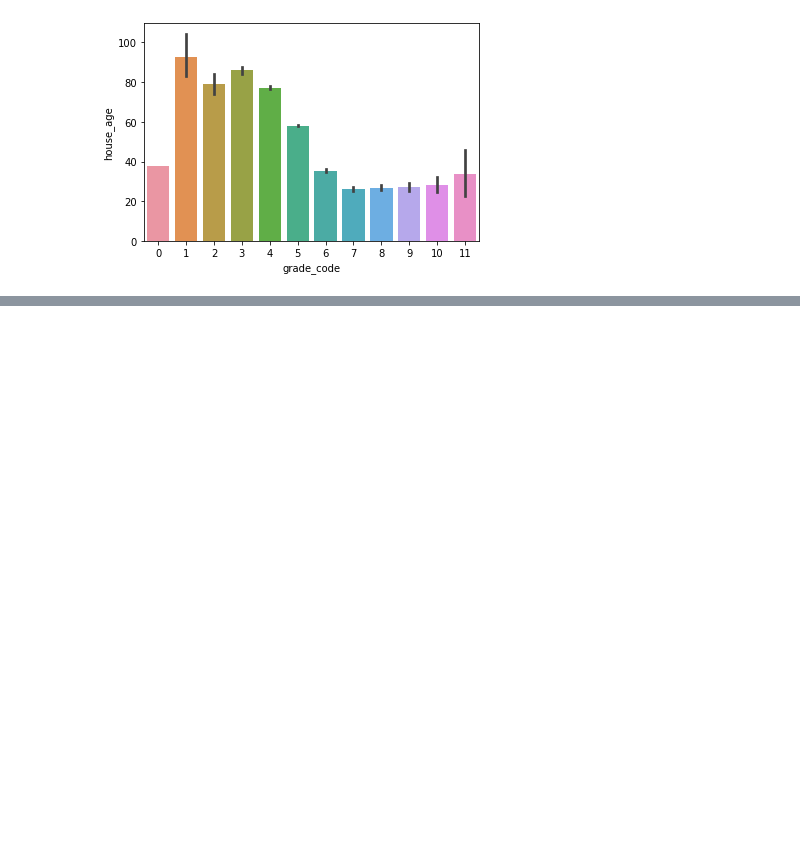
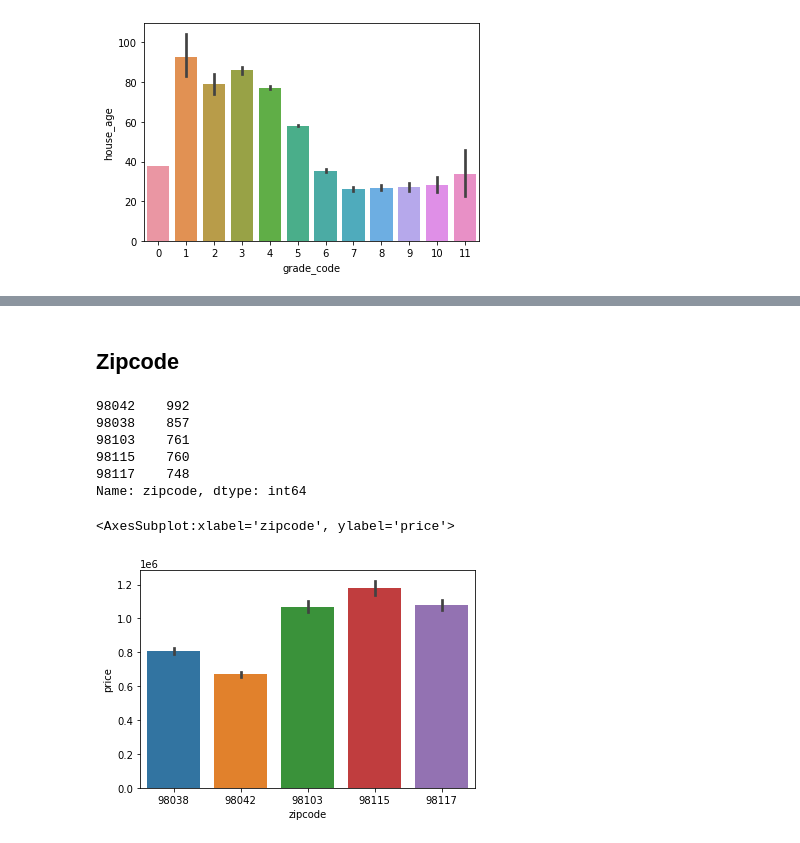
Before and after one commit to Kellyajara/RealEstate-Classification, a Jupyter notebook: New Project Notebook.ipynb, the cells around one changed output, grey strips where cells are left out. Drawn from its saved outputs; the diff is of its cells as text; code cells hidden in the pictures; blank space fills up the shorter version.

Commit message:
adding visuals and subset of zipcodes

```diff
--- a/New Project Notebook.ipynb
+++ b/New Project Notebook.ipynb
@@ -886,0 +870,2 @@ zipcode = housing_df2[(housing_df2["zipcode"] == 98042) | (housing_df2["zipcode"
+# %% [markdown]
+## Zipcode
@@ -886,0 +874,9 @@ zipcode = housing_df2[(housing_df2["zipcode"] == 98042) | (housing_df2["zipcode"
+# %%
+housing_df2['zipcode'].value_counts().sort_values(ascending = False).head()
+# %% [output]
+98042    992
+98038    857
+98103    761
+98115    760
+98117    748
+Name: zipcode, dtype: int64
@@ -886,0 +887,5 @@ zipcode = housing_df2[(housing_df2["zipcode"] == 98042) | (housing_df2["zipcode"
+# %%
+sns.barplot(data = zipcode, x = 'zipcode', y = 'price')
+# %% [output]
+<AxesSubplot:xlabel='zipcode', ylabel='price'>
+[figure, added]
```
Also changed, not shown: parts of 17 cells of this notebook.
